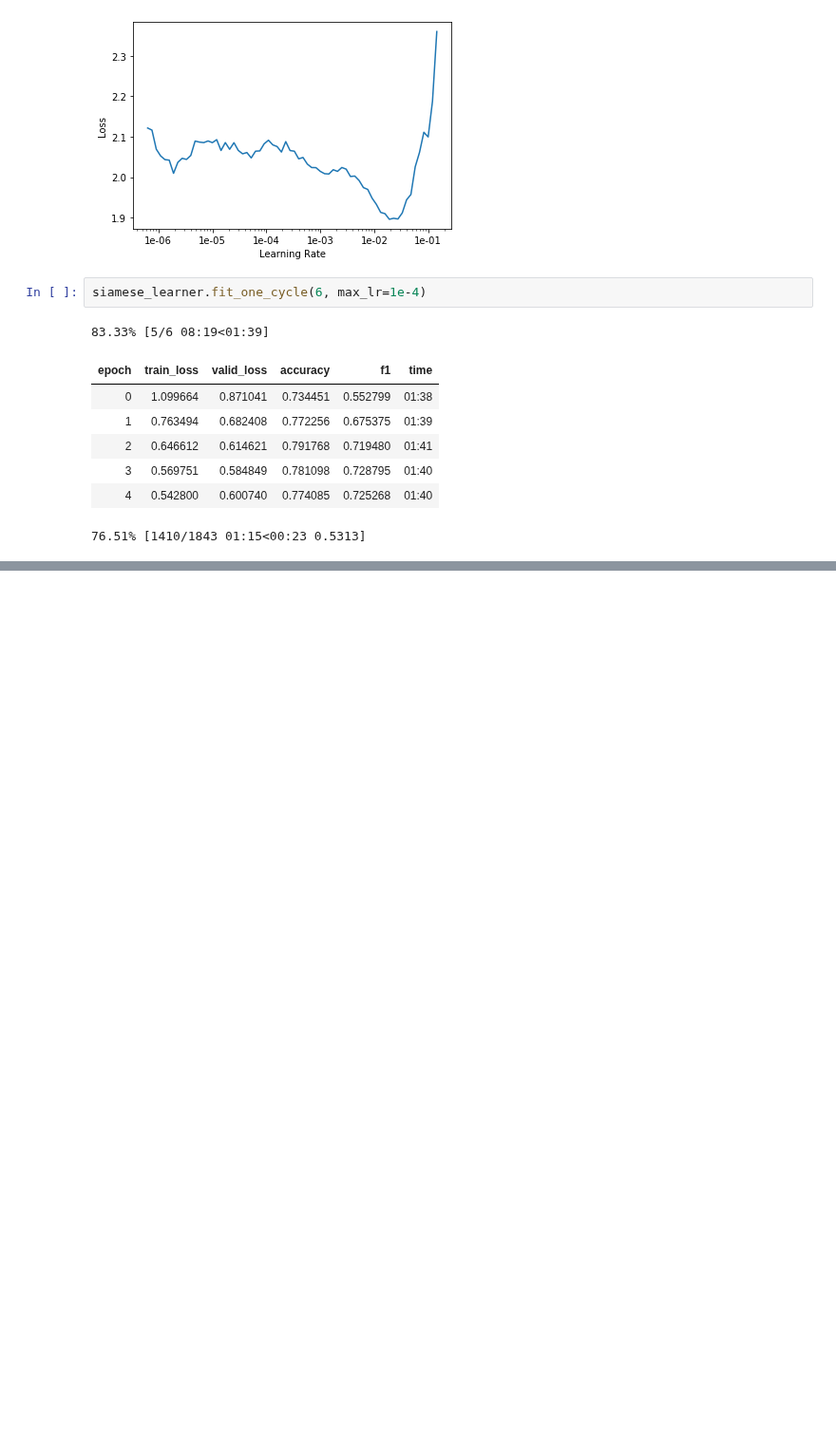
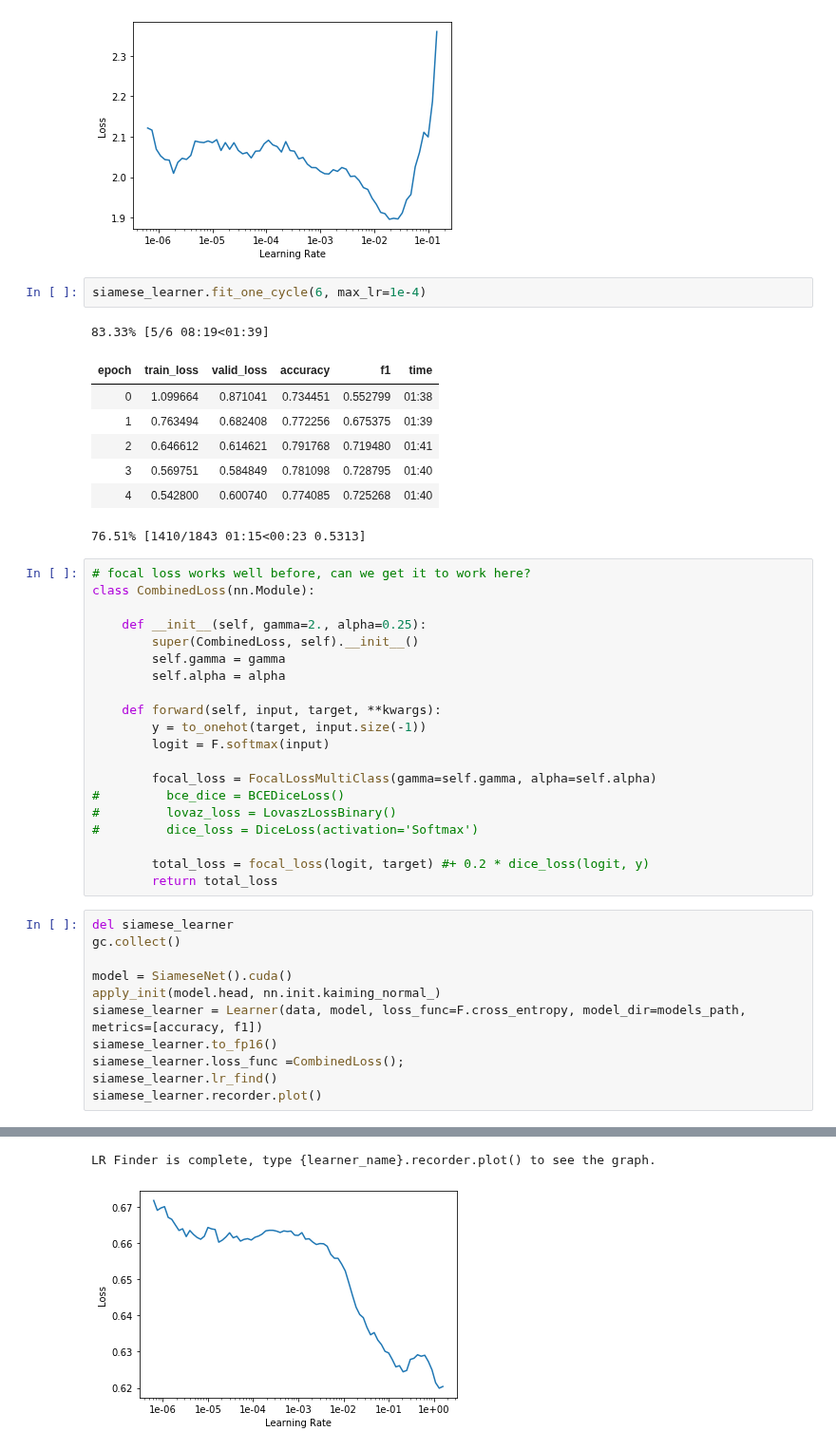
Before and after one commit to wwymak/spacenet-buildings, a Jupyter notebook: xview2/siamese like net to tell difference?.ipynb, the cells around one changed output, grey strips where cells are left out. Shown at 95% size. Cells and saved outputs as stored; diff of their text form; blank space fills up the shorter version.

Commit message:
more siamese

```diff
--- a/xview2/siamese like net to tell difference?.ipynb
+++ b/xview2/siamese like net to tell difference?.ipynb
@@ -444,3 +444,35 @@ siamese_learner.fit_one_cycle(6, max_lr=1e-4)
 | 3 | 0.569751 | 0.584849 | 0.781098 | 0.728795 | 01:40 |
 | 4 | 0.542800 | 0.600740 | 0.774085 | 0.725268 | 01:40 |
 76.51% [1410/1843 01:15<00:23 0.5313]
+# %%
+# focal loss works well before, can we get it to work here?
+class CombinedLoss(nn.Module):
+
+    def __init__(self, gamma=2., alpha=0.25):
+        super(CombinedLoss, self).__init__()
+        self.gamma = gamma
+        self.alpha = alpha
+
+    def forward(self, input, target, **kwargs):
+        y = to_onehot(target, input.size(-1))
+        logit = F.softmax(input)
+
+        focal_loss = FocalLossMultiClass(gamma=self.gamma, alpha=self.alpha)
+#         bce_dice = BCEDiceLoss()
+#         lovaz_loss = LovaszLossBinary()
+#         dice_loss = DiceLoss(activation='Softmax')
+
+        total_loss = focal_loss(logit, target) #+ 0.2 * dice_loss(logit, y)
+        return total_loss
+# %%
+del siamese_learner
+gc.collect()
+
+model = SiameseNet().cuda()
+apply_init(model.head, nn.init.kaiming_normal_)
+siamese_learner = Learner(data, model, loss_func=F.cross_entropy, model_dir=models_path, metrics=[accuracy, f1])
+siamese_learner.to_fp16()
+siamese_learner.loss_func =CombinedLoss();
+siamese_learner.lr_find()
+siamese_learner.recorder.plot()
+# %% [output]
@@ -446,0 +480,2 @@ siamese_learner.fit_one_cycle(6, max_lr=1e-4)
+LR Finder is complete, type {learner_name}.recorder.plot() to see the graph.
+[figure, added]
```
Also changed, not shown: parts of 16 cells of this notebook.
